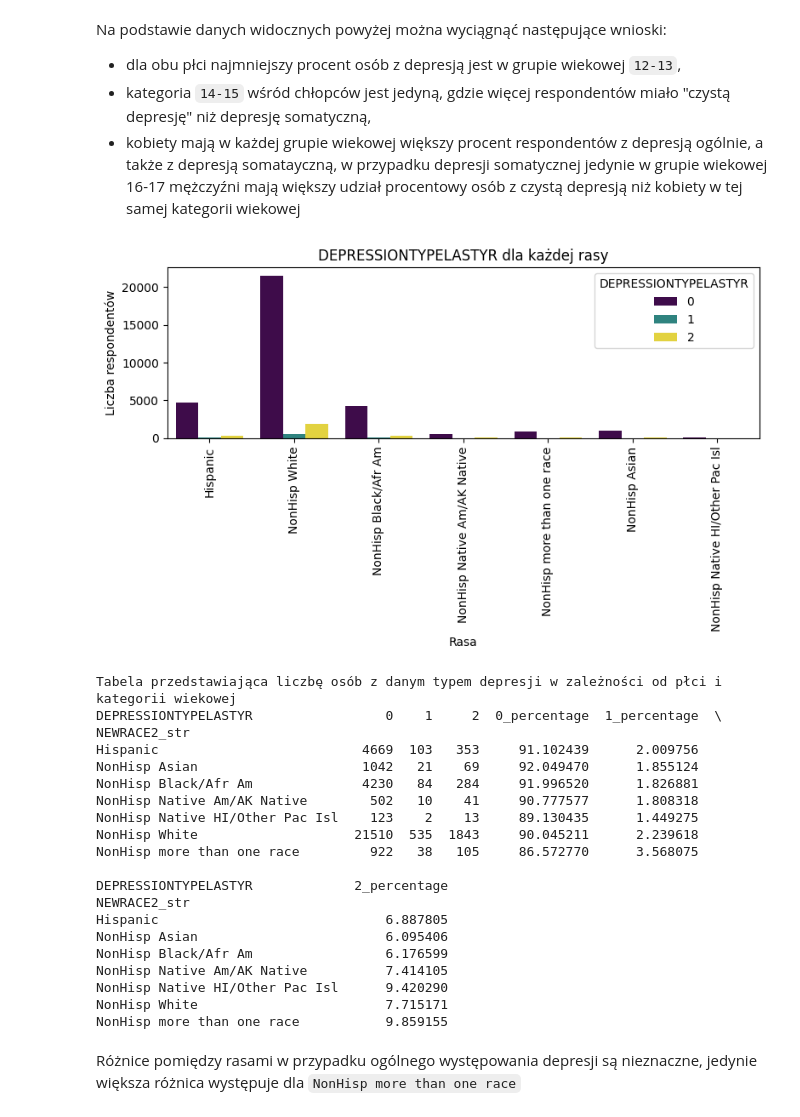
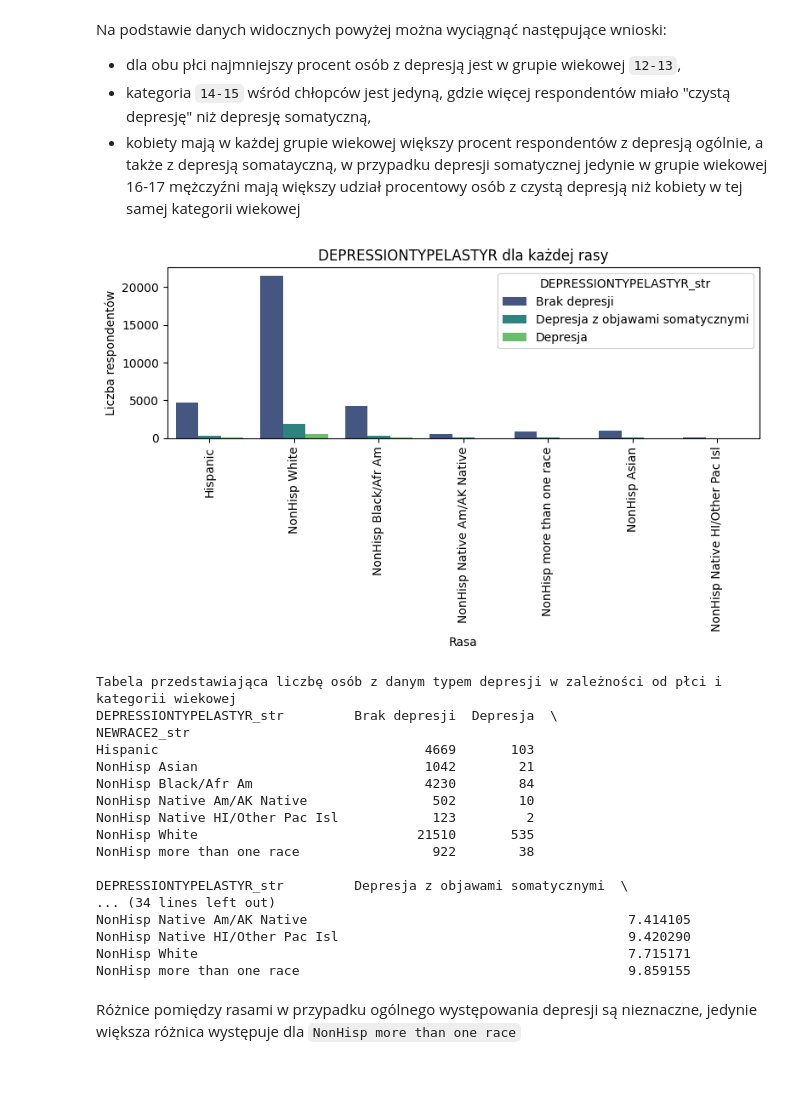
Before and after one commit to mmcza/Gender-Mental-Illness-and-Crime-in-the-United-States-Analysis, a Jupyter notebook: Mental-Illness-Analysis.ipynb, the cells around one changed output. Drawn from its saved outputs; the diff is of its cells as text; code cells hidden in the pictures; blank space fills up the shorter version.

```diff
--- a/Mental-Illness-Analysis.ipynb
+++ b/Mental-Illness-Analysis.ipynb
@@ -366,6 +367,14 @@ count  36499.000000  36499.000000  36499.000000  36499.000000  36499.000000
 max        1.000000      3.000000
 
 [8 rows x 21 columns]
+# %%
+depression_type_labels = {
+    0: 'Brak depresji',
+    1: 'Depresja',
+    2: 'Depresja z objawami somatycznymi'
+}
+
+data_df['DEPRESSIONTYPELASTYR_str'] = data_df['DEPRESSIONTYPELASTYR'].map(depression_type_labels)
 # %% [markdown]
 W zbiorze danych widoczne jest, że wiele cech ma małą wartość odchylenia standardowego, co oznacza, że większość respondentów odpowiedziała w jednakowy sposób na dane pytanie.
 # %%
@@ -502,56 +509,53 @@ race_labels = {
     5: 'NonHisp Asian',
     6: 'NonHisp more than one race',
     7: 'Hispanic'
 }
 data_df['NEWRACE2_str'] = data_df['NEWRACE2'].map(race_labels)
 
 plt.figure(figsize=(8, 5))
 sns.countplot(
     data=data_df,
     x='NEWRACE2_str',
-    hue='DEPRESSIONTYPELASTYR',
+    hue='DEPRESSIONTYPELASTYR_str',
     palette='viridis'
 )
 plt.title('DEPRESSIONTYPELASTYR dla każdej rasy')
 plt.xlabel('Rasa')
 plt.ylabel('Liczba respondentów')
 plt.xticks(rotation=90)
 plt.tight_layout()
 plt.show()
 
 
 table_crosstab = pd.crosstab(
     index=data_df['NEWRACE2_str'],
-    columns=data_df['DEPRESSIONTYPELASTYR']
+    columns=data_df['DEPRESSIONTYPELASTYR_str']
 )
 
 table_crosstab_percentage = table_crosstab.div(table_crosstab.sum(axis=1), axis=0) * 100
 table_crosstab = table_crosstab.join(table_crosstab_percentage, rsuffix='_percentage')
 
 print("Tabela przedstawiająca liczbę osób z danym typem depresji w zależności od płci i kategorii wiekowej")
 print(table_crosstab)
 # %% [output]
-[figure, old version]
+[figure, new version]
 Tabela przedstawiająca liczbę osób z danym typem depresji w zależności od płci i kategorii wiekowej
-DEPRESSIONTYPELASTYR                 0    1     2  0_percentage  1_percentage  \
+DEPRESSIONTYPELASTYR_str         Brak depresji  Depresja  \
 NEWRACE2_str
-Hispanic                          4669  103   353     91.102439      2.009756
-NonHisp Asian                     1042   21    69     92.049470      1.855124
-NonHisp Black/Afr Am              4230   84   284     91.996520      1.826881
-NonHisp Native Am/AK Native        502   10    41     90.777577      1.808318
-NonHisp Native HI/Other Pac Isl    123    2    13     89.130435      1.449275
-NonHisp White                    21510  535  1843     90.045211      2.239618
-NonHisp more than one race         922   38   105     86.572770      3.568075
+Hispanic                                  4669       103
+NonHisp Asian                             1042        21
+NonHisp Black/Afr Am                      4230        84
+NonHisp Native Am/AK Native                502        10
+NonHisp Native HI/Other Pac Isl            123         2
+NonHisp White                            21510       535
+NonHisp more than one race                 922        38
 
-DEPRESSIONTYPELASTYR             2_percentage
-NEWRACE2_str
-Hispanic                             6.887805
-NonHisp Asian                        6.095406
-NonHisp Black/Afr Am                 6.176599
-NonHisp Native Am/AK Native          7.414105
-NonHisp Native HI/Other Pac Isl      9.420290
-NonHisp White                        7.715171
-NonHisp more than one race           9.859155
+DEPRESSIONTYPELASTYR_str         Depresja z objawami somatycznymi  \
+... (34 lines left out)
+NonHisp Native Am/AK Native                                         7.414105
+NonHisp Native HI/Other Pac Isl                                     9.420290
+NonHisp White                                                       7.715171
+NonHisp more than one race                                          9.859155
 # %% [markdown]
 Różnice pomiędzy rasami w przypadku ogólnego występowania depresji są nieznaczne, jedynie większa różnica występuje dla `NonHisp more than one race`
 # %%
```
Also changed, not shown: parts of 33 cells of this notebook.
